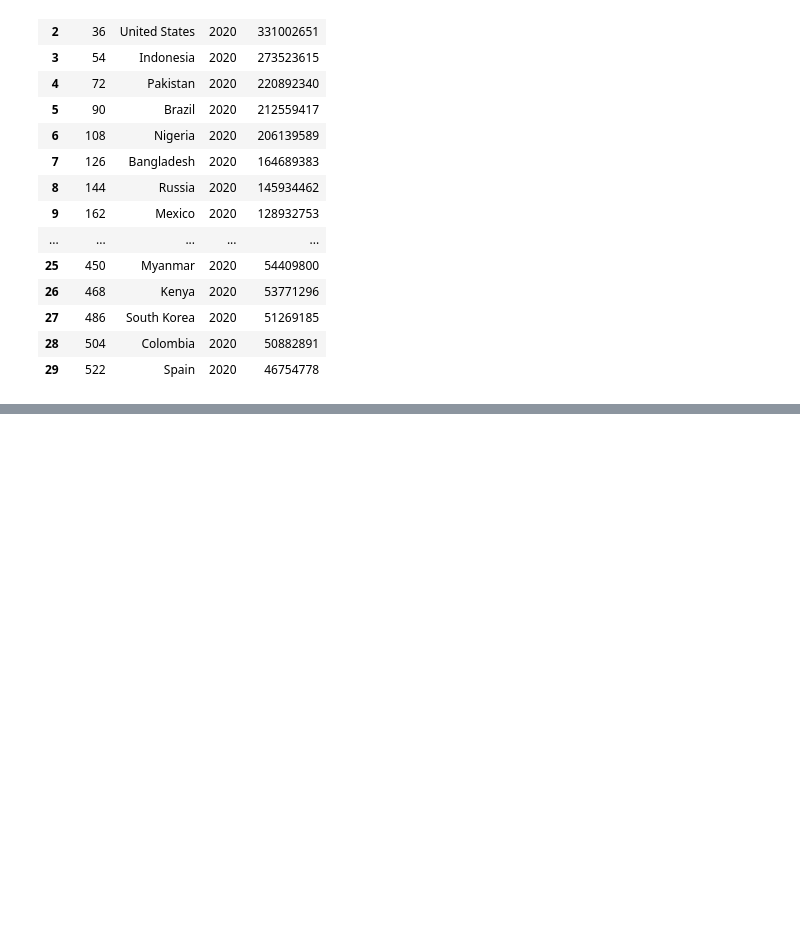
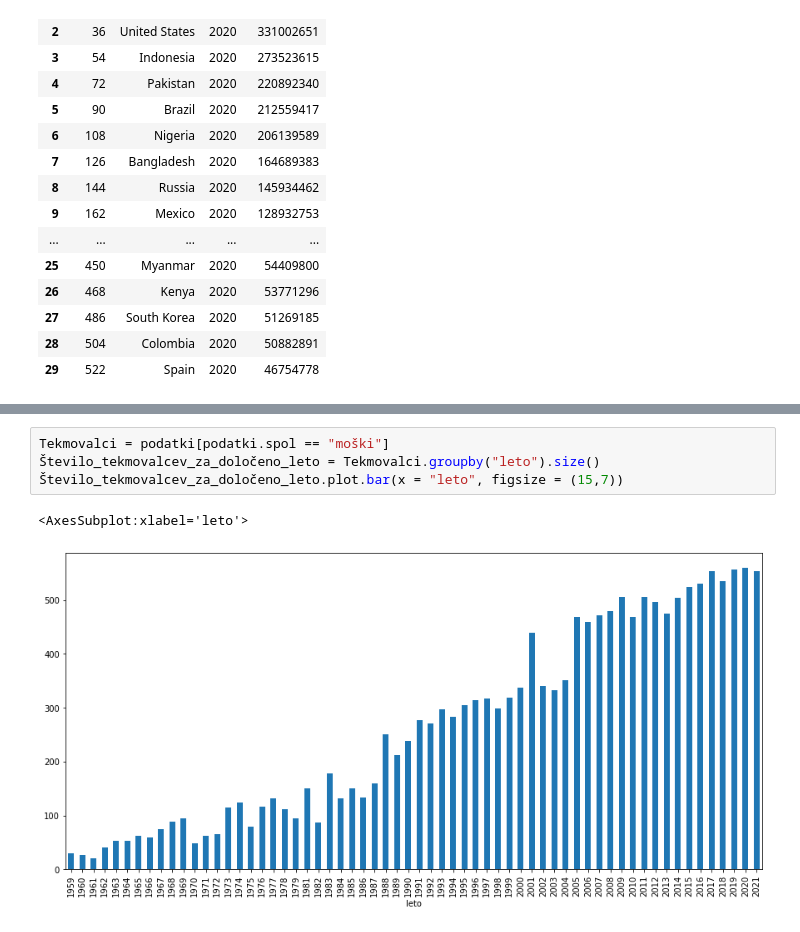
Before and after one commit to UrosKosmac123/Tekmovalci-matematicne-olimpijade, a Jupyter notebook: Analiza.ipynb, the cells around one changed output, grey strips where cells are left out. Cells and saved outputs as stored; diff of their text form; blank space fills up the shorter version.

```diff
--- a/Analiza.ipynb
+++ b/Analiza.ipynb
@@ -183,0 +298,7 @@ drži absolutno, je pa nek indikator uspešnosti(Za natančnejšo bi morali zdru
+# %%
+Tekmovalci = podatki[podatki.spol == "moški"]
+Število_tekmovalcev_za_določeno_leto = Tekmovalci.groupby("leto").size()
+Število_tekmovalcev_za_določeno_leto.plot.bar(x = "leto", figsize = (15,7))
+# %% [output]
+<AxesSubplot:xlabel='leto'>
+[figure, added]
```
Also changed, not shown: parts of 23 cells of this notebook.
